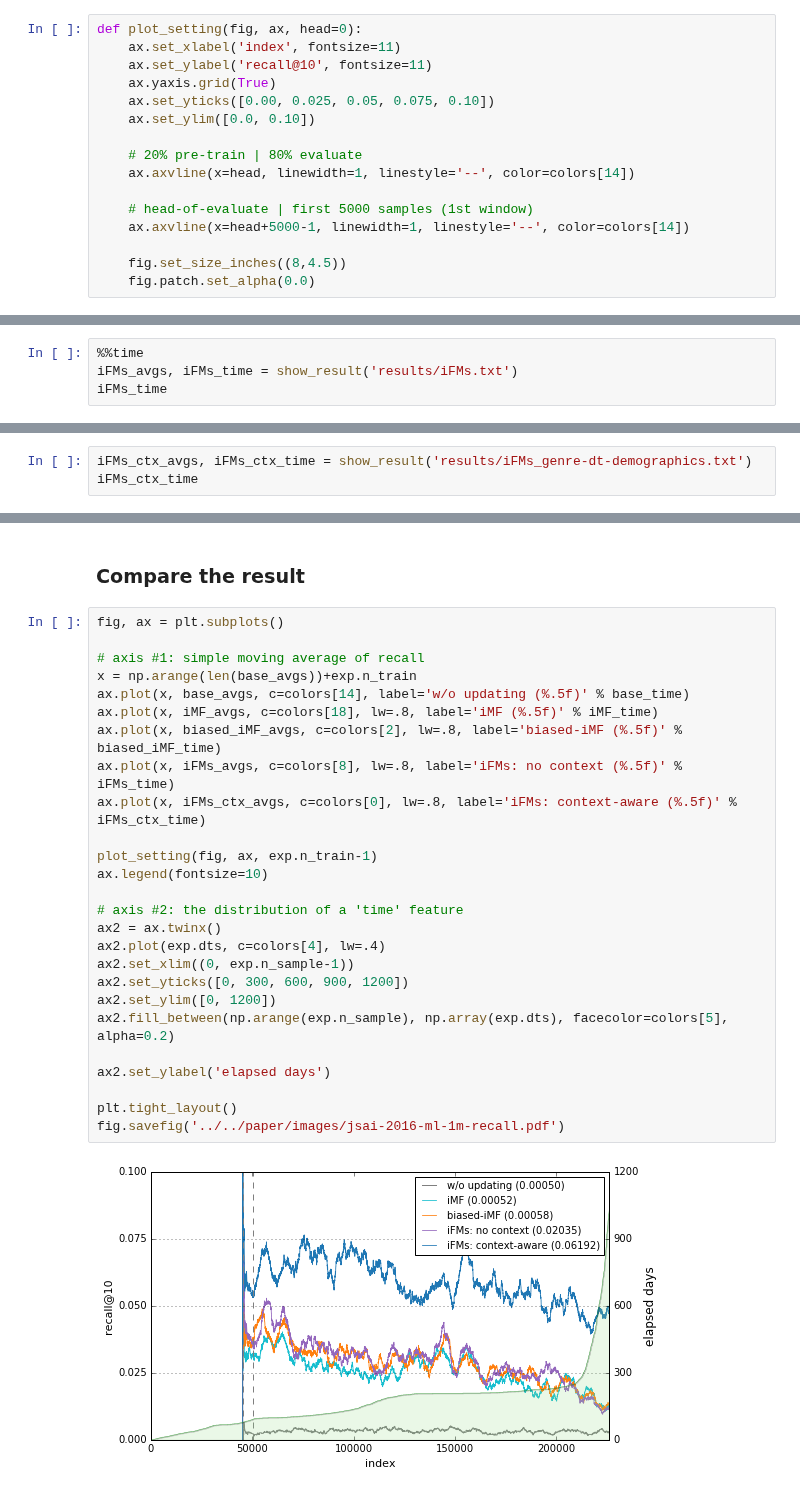
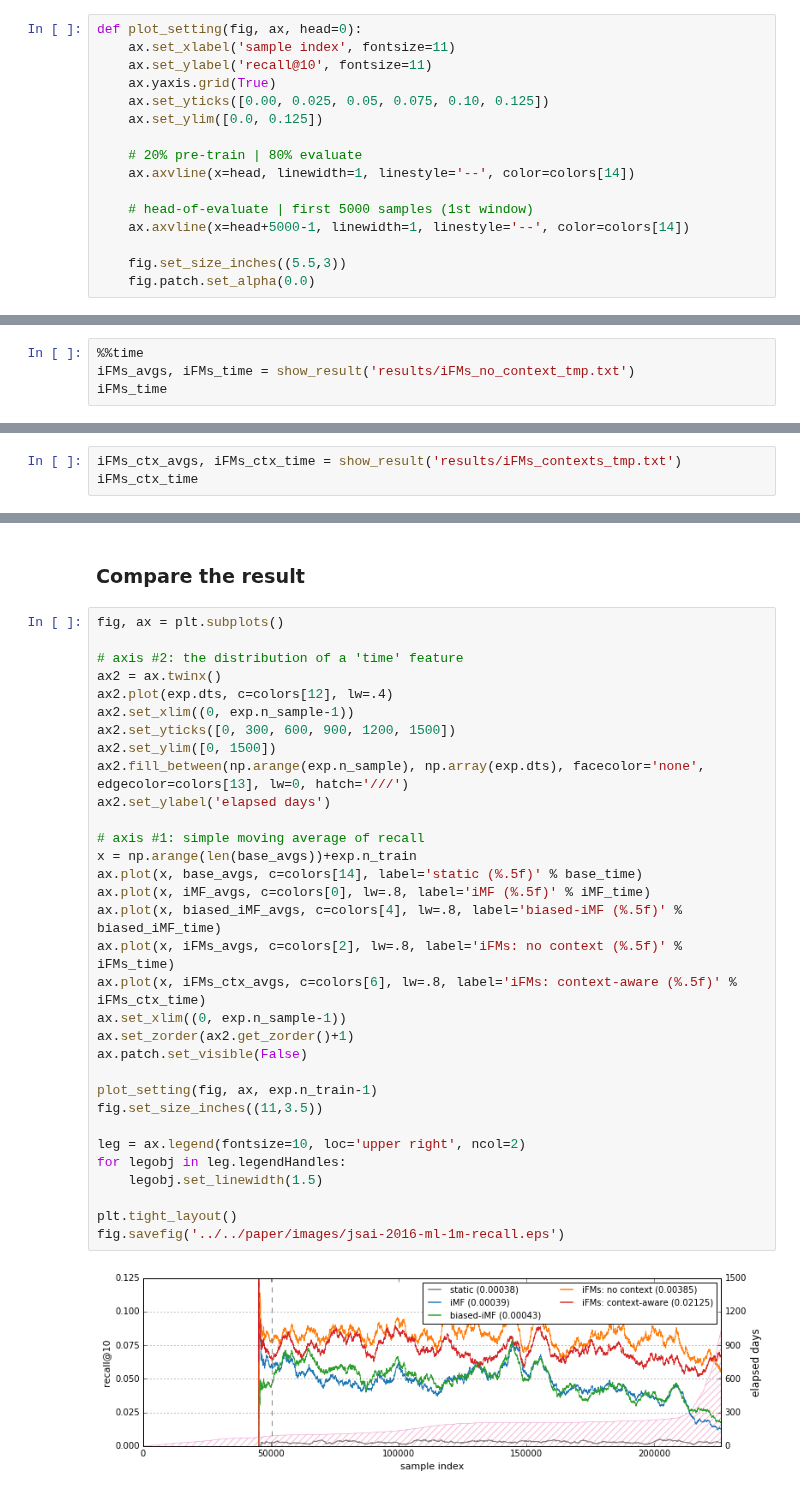
Before and after one commit to takuti/stream-recommender, a Jupyter notebook: stream-recommender.ipynb, the cells around one changed output, grey strips where cells are left out. Cells and saved outputs as stored; diff of their text form.

```diff
--- a/stream-recommender.ipynb
+++ b/stream-recommender.ipynb
@@ -54,11 +38,11 @@ for i in range(len(colors)):
     colors[i] = (r / 255., g / 255., b / 255.)
 # %%
 def plot_setting(fig, ax, head=0):
-    ax.set_xlabel('index', fontsize=11)
+    ax.set_xlabel('sample index', fontsize=11)
     ax.set_ylabel('recall@10', fontsize=11)
     ax.yaxis.grid(True)
-    ax.set_yticks([0.00, 0.025, 0.05, 0.075, 0.10])
-    ax.set_ylim([0.0, 0.10])
+    ax.set_yticks([0.00, 0.025, 0.05, 0.075, 0.10, 0.125])
+    ax.set_ylim([0.0, 0.125])
 
     # 20% pre-train | 80% evaluate
     ax.axvline(x=head, linewidth=1, linestyle='--', color=colors[14])
@@ -66,7 +50,7 @@ def plot_setting(fig, ax, head=0):
     # head-of-evaluate | first 5000 samples (1st window)
     ax.axvline(x=head+5000-1, linewidth=1, linestyle='--', color=colors[14])
 
-    fig.set_size_inches((8,4.5))
+    fig.set_size_inches((5.5,3))
     fig.patch.set_alpha(0.0)
 # %%
 def show_result(path):
@@ -134,6 +118,6 @@ biased_iMF_time
 Naive implementation of FMs in incremental fashion with mimicking Biased-iMF
 # %%
 %%time
-iFMs_avgs, iFMs_time = show_result('results/iFMs.txt')
+iFMs_avgs, iFMs_time = show_result('results/iFMs_no_context_tmp.txt')
 iFMs_time
 # %% [output]
@@ -143,6 +127,6 @@ Wall time: 209 ms
 # %% [markdown]
 ### Incremental Factorization Machines (with context; time-awared)
 # %%
-iFMs_ctx_avgs, iFMs_ctx_time = show_result('results/iFMs_genre-dt-demographics.txt')
+iFMs_ctx_avgs, iFMs_ctx_time = show_result('results/iFMs_contexts_tmp.txt')
 iFMs_ctx_time
 # %% [output]
@@ -153,31 +137,37 @@ iFMs_ctx_time
 # %%
 fig, ax = plt.subplots()
 
+# axis #2: the distribution of a 'time' feature
+ax2 = ax.twinx()
+ax2.plot(exp.dts, c=colors[12], lw=.4)
+ax2.set_xlim((0, exp.n_sample-1))
+ax2.set_yticks([0, 300, 600, 900, 1200, 1500])
+ax2.set_ylim([0, 1500])
+ax2.fill_between(np.arange(exp.n_sample), np.array(exp.dts), facecolor='none', edgecolor=colors[13], lw=0, hatch='///')
+ax2.set_ylabel('elapsed days')
+
 # axis #1: simple moving average of recall
 x = np.arange(len(base_avgs))+exp.n_train
-ax.plot(x, base_avgs, c=colors[14], label='w/o updating (%.5f)' % base_time)
-ax.plot(x, iMF_avgs, c=colors[18], lw=.8, label='iMF (%.5f)' % iMF_time)
-ax.plot(x, biased_iMF_avgs, c=colors[2], lw=.8, label='biased-iMF (%.5f)' % biased_iMF_time)
-ax.plot(x, iFMs_avgs, c=colors[8], lw=.8, label='iFMs: no context (%.5f)' % iFMs_time)
-ax.plot(x, iFMs_ctx_avgs, c=colors[0], lw=.8, label='iFMs: context-aware (%.5f)' % iFMs_ctx_time)
+ax.plot(x, base_avgs, c=colors[14], label='static (%.5f)' % base_time)
+ax.plot(x, iMF_avgs, c=colors[0], lw=.8, label='iMF (%.5f)' % iMF_time)
+ax.plot(x, biased_iMF_avgs, c=colors[4], lw=.8, label='biased-iMF (%.5f)' % biased_iMF_time)
+ax.plot(x, iFMs_avgs, c=colors[2], lw=.8, label='iFMs: no context (%.5f)' % iFMs_time)
+ax.plot(x, iFMs_ctx_avgs, c=colors[6], lw=.8, label='iFMs: context-aware (%.5f)' % iFMs_ctx_time)
+ax.set_xlim((0, exp.n_sample-1))
+ax.set_zorder(ax2.get_zorder()+1)
+ax.patch.set_visible(False)
 
 plot_setting(fig, ax, exp.n_train-1)
-ax.legend(fontsize=10)
+fig.set_size_inches((11,3.5))
 
-# axis #2: the distribution of a 'time' feature
-ax2 = ax.twinx()
-ax2.plot(exp.dts, c=colors[4], lw=.4)
-ax2.set_xlim((0, exp.n_sample-1))
-ax2.set_yticks([0, 300, 600, 900, 1200])
-ax2.set_ylim([0, 1200])
-ax2.fill_between(np.arange(exp.n_sample), np.array(exp.dts), facecolor=colors[5], alpha=0.2)
-
-ax2.set_ylabel('elapsed days')
+leg = ax.legend(fontsize=10, loc='upper right', ncol=2)
+for legobj in leg.legendHandles:
+    legobj.set_linewidth(1.5)
 
 plt.tight_layout()
-fig.savefig('../../paper/images/jsai-2016-ml-1m-recall.pdf')
+fig.savefig('../../paper/images/jsai-2016-ml-1m-recall.eps')
 # %% [output]
-[figure, old version]
+[figure, new version]
 # %% [markdown]
 |model||l2_reg_w0|l2_leg_w|l2_leg_V|learn_rate|k|
 |:---:|:---:|---:|---:|---:|---:|---:|
```
Also changed, not shown: parts of 11 cells of this notebook.
